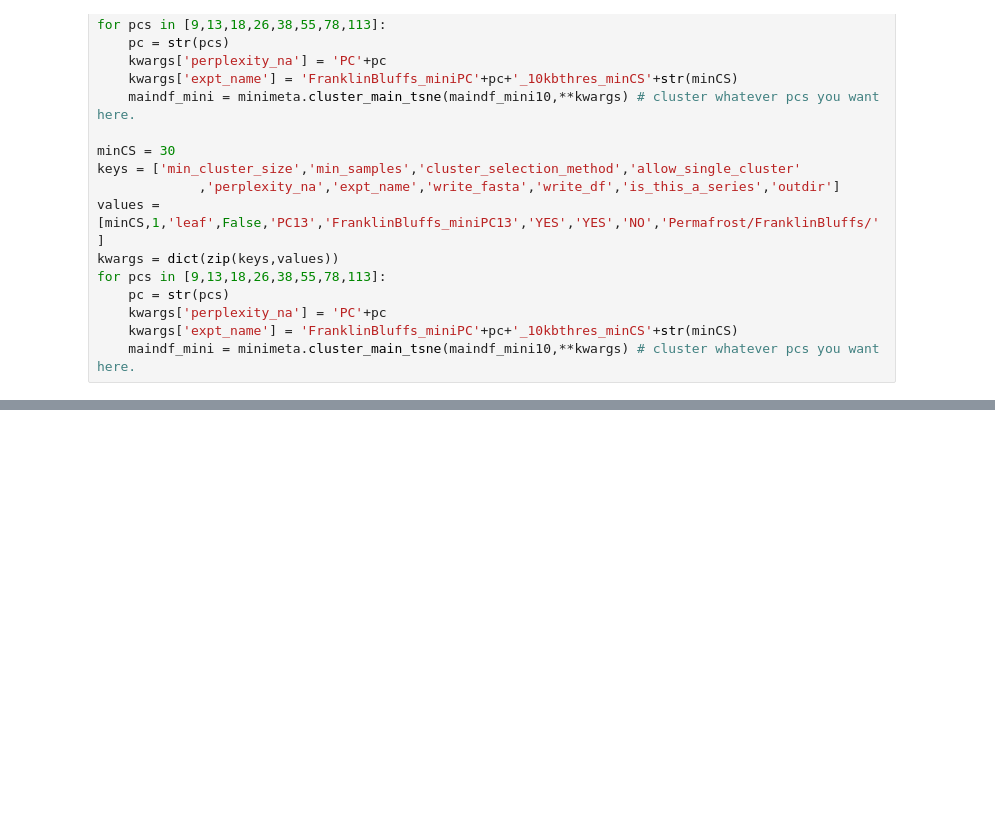
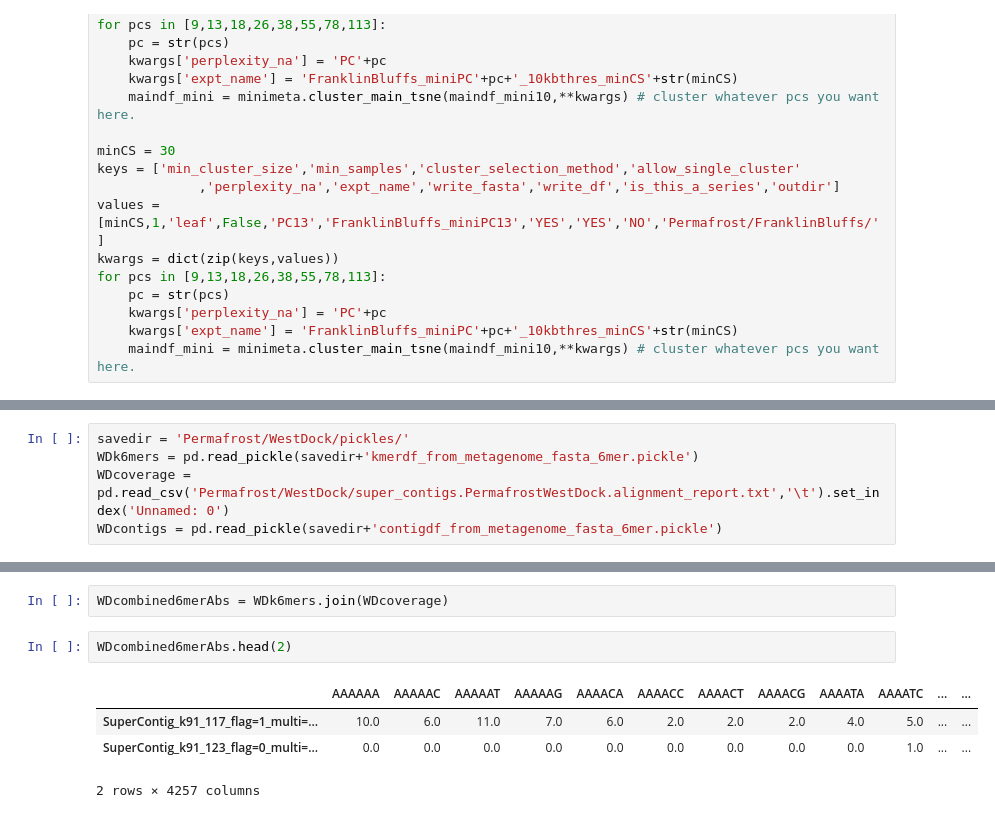
Before and after one commit to BojkArth/minimeta_notebooks, a Jupyter notebook: 20190319_Westdock_kmers.ipynb, the cells around one changed output, grey strips where cells are left out. Saved outputs shown, nothing was run; the diff lists cells and outputs as text; blank space fills up the shorter version.

```diff
--- a/20190319_Westdock_kmers.ipynb
+++ b/20190319_Westdock_kmers.ipynb
@@ -255,0 +251,5 @@ for pcs in [9,13,18,26,38,55,78,113]:
+# %%
+savedir = 'Permafrost/WestDock/pickles/'
+WDk6mers = pd.read_pickle(savedir+'kmerdf_from_metagenome_fasta_6mer.pickle')
+WDcoverage = pd.read_csv('Permafrost/WestDock/super_contigs.PermafrostWestDock.alignment_report.txt','\t').set_index('Unnamed: 0')
+WDcontigs = pd.read_pickle(savedir+'contigdf_from_metagenome_fasta_6mer.pickle')
@@ -255,0 +264,9 @@ for pcs in [9,13,18,26,38,55,78,113]:
+# %%
+WDcombined6merAbs = WDk6mers.join(WDcoverage)
+# %%
+WDcombined6merAbs.head(2)
+# %% [output]
+|  | AAAAAA | AAAAAC | AAAAAT | AAAAAG | AAAACA | AAAACC | AAAACT | AAAACG | AAAATA | AAAATC | ... | ... |
+| SuperContig_k91_117_flag=1_multi=... | 10.0 | 6.0 | 11.0 | 7.0 | 6.0 | 2.0 | 2.0 | 2.0 | 4.0 | 5.0 | ... | ... |
+| SuperContig_k91_123_flag=0_multi=... | 0.0 | 0.0 | 0.0 | 0.0 | 0.0 | 0.0 | 0.0 | 0.0 | 0.0 | 1.0 | ... | ... |
+2 rows × 4257 columns
```
Also changed, not shown: parts of 5 cells of this notebook.
